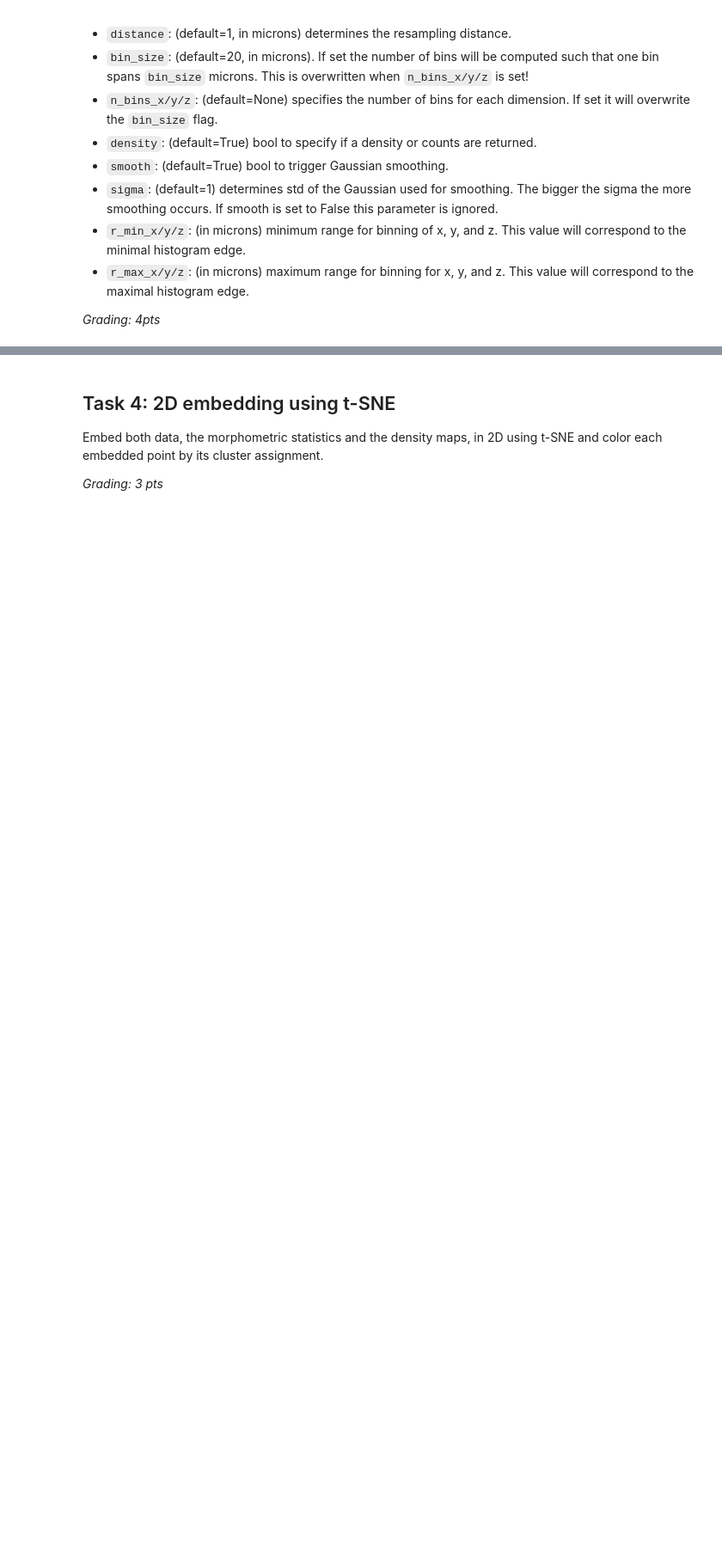
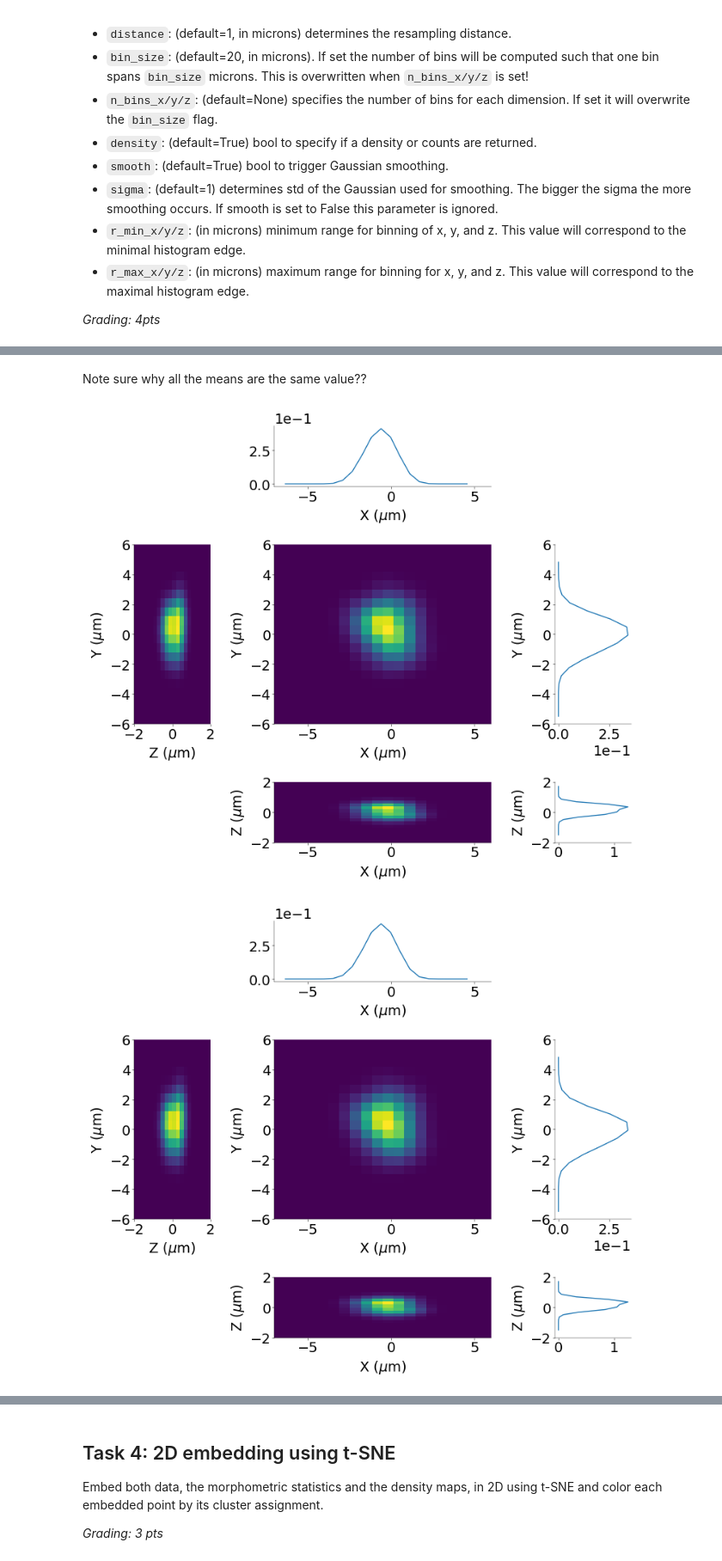
Before and after one commit to Akseli-Ilmanen/NDS_homework, a Jupyter notebook: notebooks/AI_CodingLab8.ipynb, the cells around one changed output, grey strips where cells are left out. Shown at 86% size. Drawn from its saved outputs; the diff is of its cells as text; code cells hidden in the pictures; blank space fills up the shorter version.

```diff
--- a/notebooks/AI_CodingLab8.ipynb
+++ b/notebooks/AI_CodingLab8.ipynb
@@ -410,3 +501,15 @@ dm_z =
+# %% [markdown]
+Note sure why all the means are the same value??
+# %%
+filename = "0060_00556_3R_C02_01.swc"  # example (comparison with 0061_00549_4R_C04_01)
+filepath = data_path + filename
+N = file_manager.load_swc_file(filepath, pca_rot=False, soma_center=False)
+dendrites = N.get_dendritic_tree()
+density_map = compute_density_maps(dendrites, config_global)
+plot_density_maps(density_map)
+# %% [output]
+[figure, added]
+[figure, added]
 # %% [markdown]
 ### Questions (1 pt)
 
```
Also changed, not shown: parts of 11 cells of this notebook, 1 other file.
